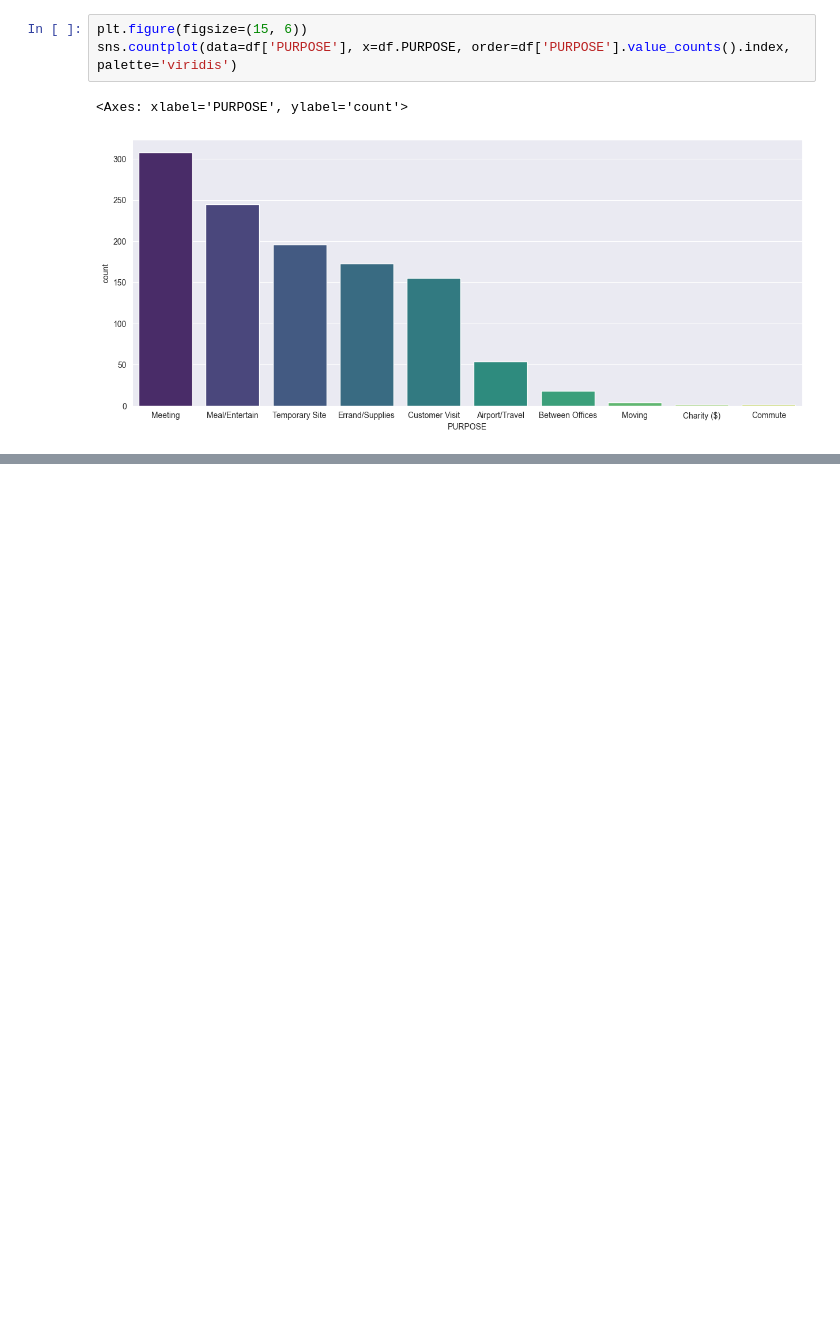
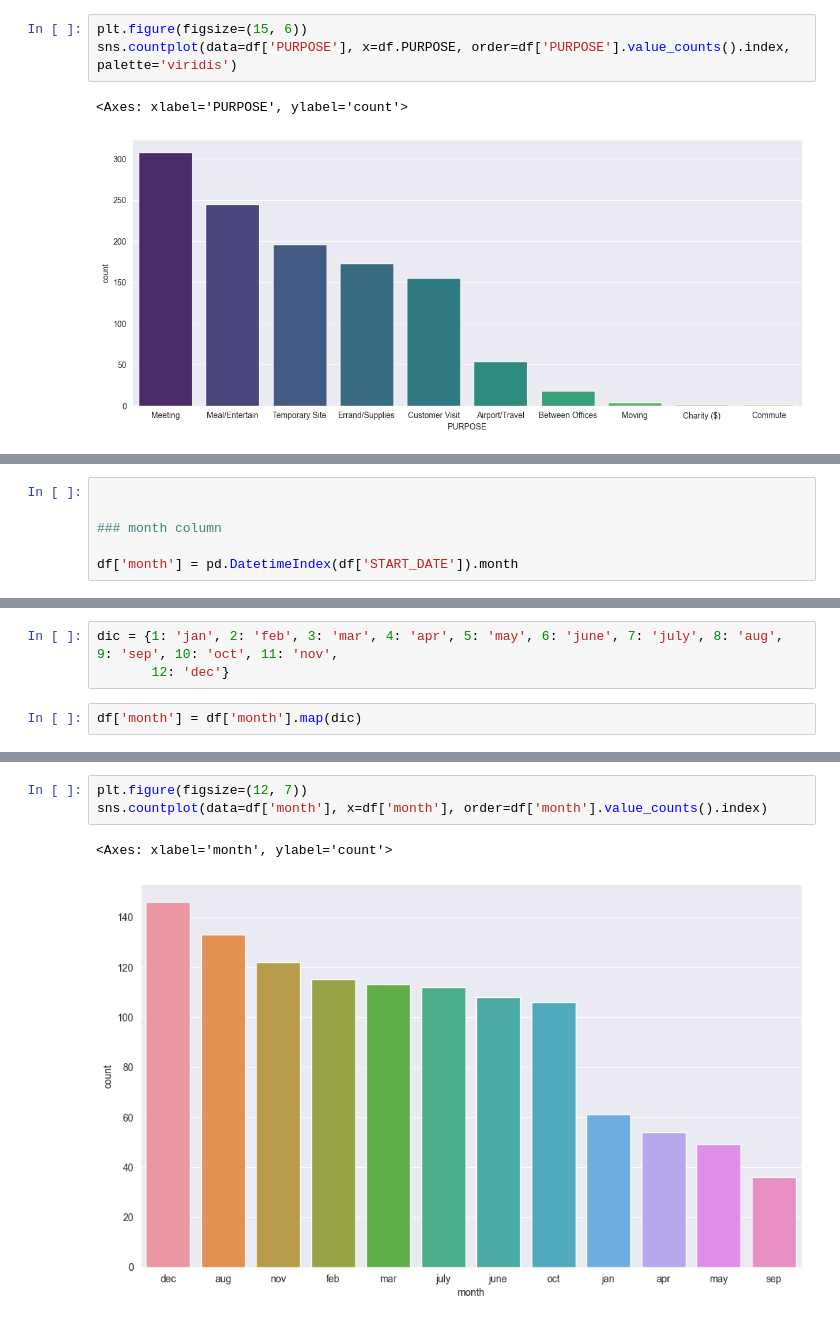
Before and after one commit to mihirh19/uber-analysis, a Jupyter notebook: uber-2016.ipynb, the cells around one changed output, grey strips where cells are left out. Saved outputs shown, nothing was run; the diff lists cells and outputs as text; blank space fills up the shorter version.

```diff
--- a/uber-2016.ipynb
+++ b/uber-2016.ipynb
@@ -312,0 +389,6 @@ sns.countplot(data=df['PURPOSE'], x=df.PURPOSE, order=df['PURPOSE'].value_counts
+# %%
+
+
+### month column
+
+df['month'] = pd.DatetimeIndex(df['START_DATE']).month
@@ -312,0 +411,5 @@ sns.countplot(data=df['PURPOSE'], x=df.PURPOSE, order=df['PURPOSE'].value_counts
+# %%
+dic = {1: 'jan', 2: 'feb', 3: 'mar', 4: 'apr', 5: 'may', 6: 'june', 7: 'july', 8: 'aug', 9: 'sep', 10: 'oct', 11: 'nov',
+       12: 'dec'}
+# %%
+df['month'] = df['month'].map(dic)
@@ -312,0 +432,6 @@ sns.countplot(data=df['PURPOSE'], x=df.PURPOSE, order=df['PURPOSE'].value_counts
+# %%
+plt.figure(figsize=(12, 7))
+sns.countplot(data=df['month'], x=df['month'], order=df['month'].value_counts().index)
+# %% [output]
+<Axes: xlabel='month', ylabel='count'>
+[figure, added]
```
Also changed, not shown: parts of 12 cells of this notebook.
